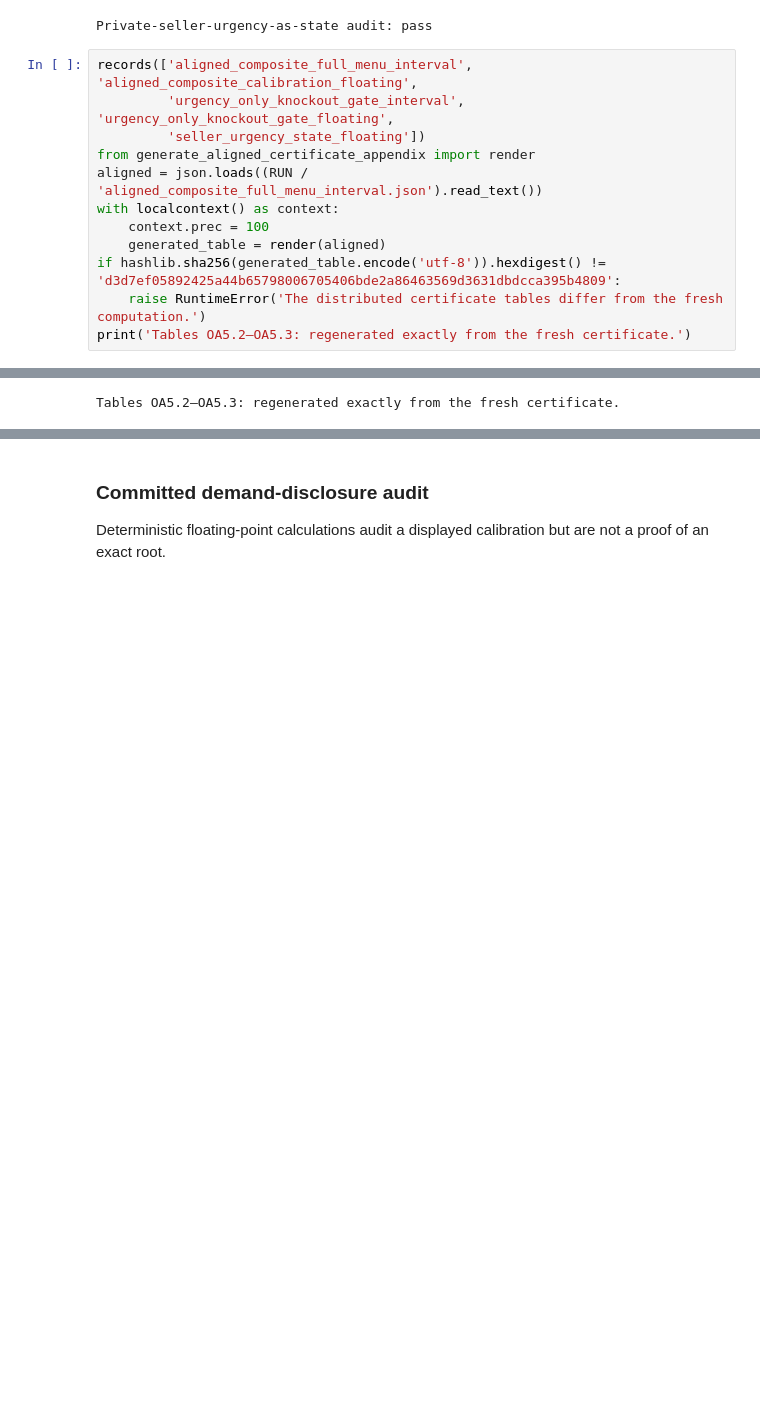
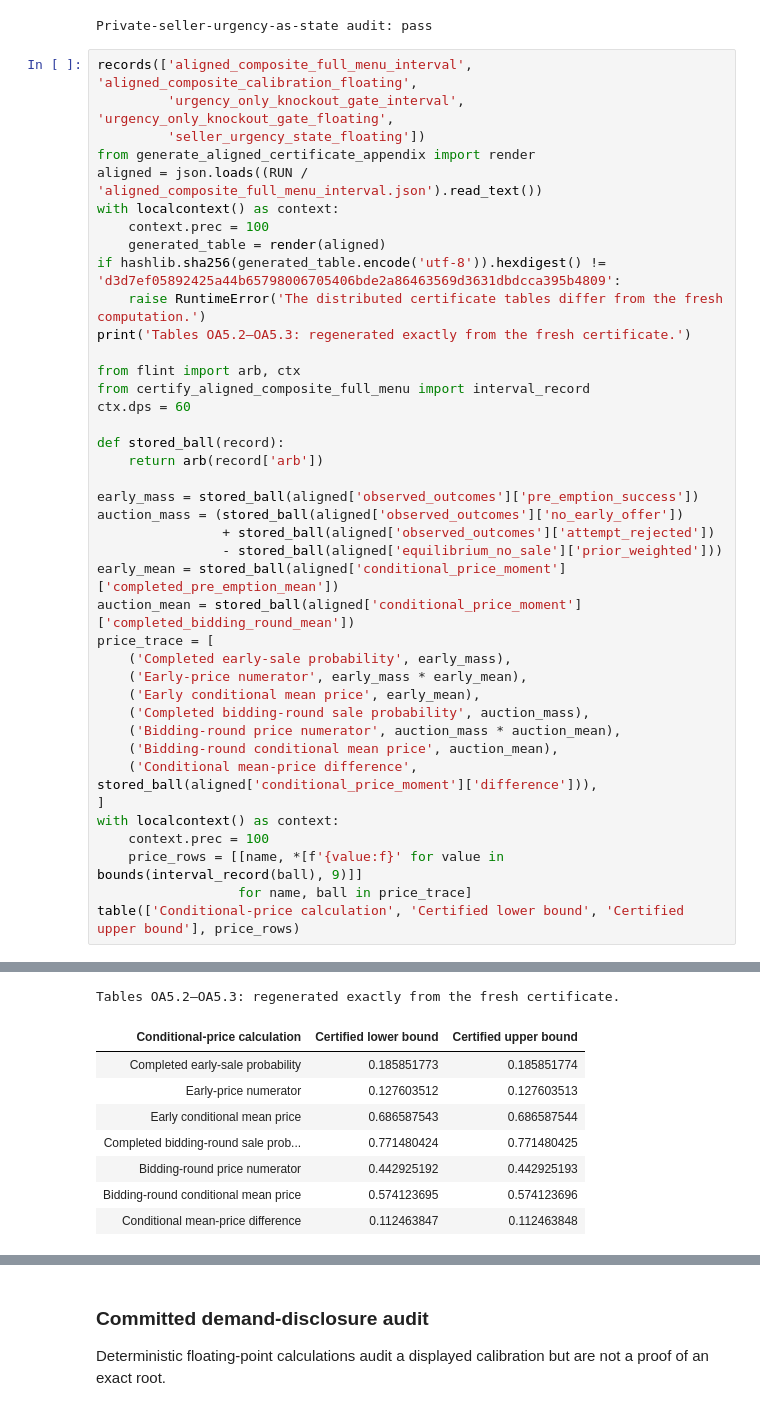
Before and after one commit to emilmsh/emilmsh.github.io, a Jupyter notebook: papers/pre-emption-numerics.ipynb, the cells around one changed output, grey strips where cells are left out. Drawn from its saved outputs; the diff is of its cells as text; blank space fills up the shorter version.

Commit message:
Update pre-emption papers and numerical workbook

```diff
--- a/papers/pre-emption-numerics.ipynb
+++ b/papers/pre-emption-numerics.ipynb
@@ -5357,25 +5367,61 @@ Private-seller-urgency-as-state audit: pass
 # %%
 records(['aligned_composite_full_menu_interval', 'aligned_composite_calibration_floating',
          'urgency_only_knockout_gate_interval', 'urgency_only_knockout_gate_floating',
          'seller_urgency_state_floating'])
 from generate_aligned_certificate_appendix import render
 aligned = json.loads((RUN / 'aligned_composite_full_menu_interval.json').read_text())
 with localcontext() as context:
     context.prec = 100
     generated_table = render(aligned)
 if hashlib.sha256(generated_table.encode('utf-8')).hexdigest() != 'd3d7ef05892425a44b65798006705406bde2a86463569d3631dbdcca395b4809':
     raise RuntimeError('The distributed certificate tables differ from the fresh computation.')
 print('Tables OA5.2–OA5.3: regenerated exactly from the fresh certificate.')
+
+from flint import arb, ctx
+from certify_aligned_composite_full_menu import interval_record
+ctx.dps = 60
+
+def stored_ball(record):
+    return arb(record['arb'])
+
+early_mass = stored_ball(aligned['observed_outcomes']['pre_emption_success'])
+auction_mass = (stored_ball(aligned['observed_outcomes']['no_early_offer'])
+                + stored_ball(aligned['observed_outcomes']['attempt_rejected'])
+                - stored_ball(aligned['equilibrium_no_sale']['prior_weighted']))
+early_mean = stored_ball(aligned['conditional_price_moment']['completed_pre_emption_mean'])
+auction_mean = stored_ball(aligned['conditional_price_moment']['completed_bidding_round_mean'])
+price_trace = [
+    ('Completed early-sale probability', early_mass),
+    ('Early-price numerator', early_mass * early_mean),
+    ('Early conditional mean price', early_mean),
+    ('Completed bidding-round sale probability', auction_mass),
+    ('Bidding-round price numerator', auction_mass * auction_mean),
+    ('Bidding-round conditional mean price', auction_mean),
+    ('Conditional mean-price difference', stored_ball(aligned['conditional_price_moment']['difference'])),
+]
+with localcontext() as context:
+    context.prec = 100
+    price_rows = [[name, *[f'{value:f}' for value in bounds(interval_record(ball), 9)]]
+                  for name, ball in price_trace]
+table(['Conditional-price calculation', 'Certified lower bound', 'Certified upper bound'], price_rows)
 # %% [output]
 Aligned-composite full-menu interval certificate | interval_certificate | pass
 { "D1_endpoint_slacks": [ { "arb": "[0.05593441418 +/- 2.27e-12]", "lower": "[0.055934414180266333328858806660540311 +/- 1.48e-37]", "upper": "[0.055934414182266333337807860006126356 +/- 4.81e-37]" }, ...
 Aligned-composite probing and full-menu floating-point cross-check | floating_point_audit | pass
 bounded aligned-composite search: PASS probe certificates found: 8 full-menu certificates found: 8 strict nearby full-menu roots found: 18 PREFERRED PROBE n=(2,3), v=(.38,.42), d_S=(.02,0) state: {'n_ ...
 Urgency-only knockout-only D1 gate interval certificate | interval_certificate | pass
 { "certificate": "urgency-only knockout-only D1 gate", "dependency": { "precision_decimal_digits": 60, "python_flint": "0.9.0" }, "exact_primitives": { "d_S_H": "0", "d_S_L": "1/50", "d_bar": "1", "ka ...
 Urgency-only knockout-only D1 gate floating-point cross-check | floating_point_audit | pass
 == A. validation: manuscript full-menu urgency-only Example == (q_L, q_H) = (0.586756515, 0.643707660) [manuscript: (.586757, .643708)] residuals (3.33e-15, 0.00e+00) masses (M0, ML, MH) = (0.55018518 ...
 Private-seller-urgency-as-state audit | floating_point_audit | pass
 private seller urgency as sole seller state: full-menu audit q_L=0.586756515152 q_H=0.643707659771 masses(wait,probe,knockout)=(0.550185181099,0.185288486193,0.264526332708) outcomes(no early offer,re ...
 Tables OA5.2–OA5.3: regenerated exactly from the fresh certificate.
+| Conditional-price calculation | Certified lower bound | Certified upper bound |
+| Completed early-sale probability | 0.185851773 | 0.185851774 |
+| Early-price numerator | 0.127603512 | 0.127603513 |
+| Early conditional mean price | 0.686587543 | 0.686587544 |
+| Completed bidding-round sale prob... | 0.771480424 | 0.771480425 |
+| Bidding-round price numerator | 0.442925192 | 0.442925193 |
+| Bidding-round conditional mean price | 0.574123695 | 0.574123696 |
+| Conditional mean-price difference | 0.112463847 | 0.112463848 |
 # %% [markdown]
```
Also changed, not shown: parts of 17 cells of this notebook, 6 other files.
